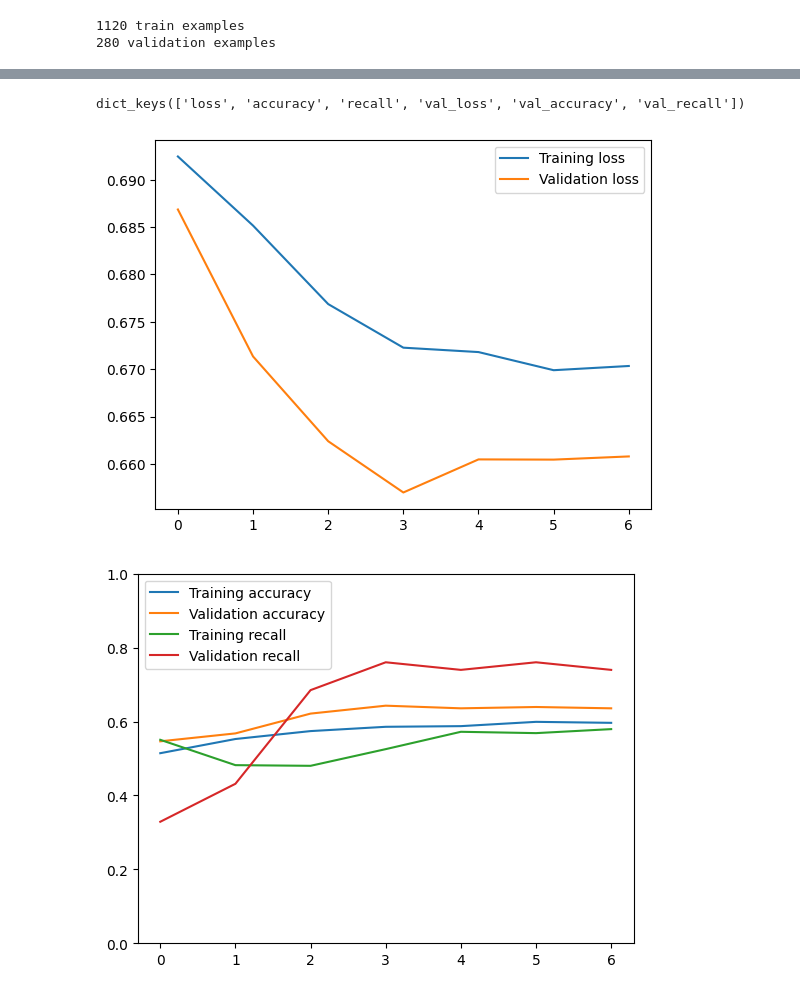
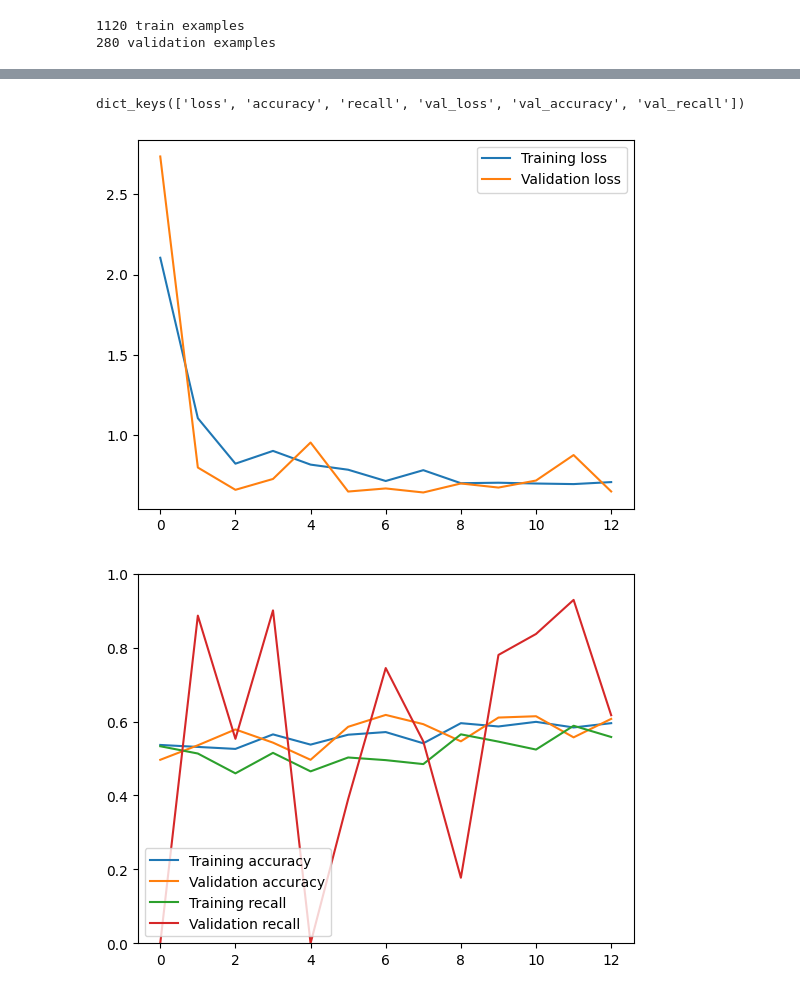
Before and after one commit to ConfuseIous/Credit-Risk-Classifier, a Jupyter notebook: CreditRiskClassifier.ipynb, the cells around one changed output, grey strips where cells are left out. Saved outputs shown, nothing was run; the diff lists cells and outputs as text; code cells hidden in the pictures.

Commit message:
added better column buckets, 61.4% accuracy, 83.7% recall

```diff
--- a/CreditRiskClassifier.ipynb
+++ b/CreditRiskClassifier.ipynb
@@ -27,11 +27,12 @@ df_minority = dataframe[dataframe.target == 1]
 df_minority_upsampled = df_minority.sample(num_samples, replace=True)
 dataframe = pd.concat([df_majority, df_minority_upsampled])
 
-# Drop unused columns.
-dataframe = dataframe.drop(columns=['col', 'Risk'])
-
 # Create new column called CD which is Credit Amount / Duration
 dataframe['CD'] = dataframe['CreditAmount'] / dataframe['Duration']
 
-dataframe.head()
+# Drop unused columns
+# Remove gender to avoid bias
+dataframe = dataframe.drop(columns=['col', 'Risk', 'Sex'])
+
+dataframe.describe()
 # %% [output]
@@ -149,14 +146,11 @@ model = tf.keras.Sequential([
     tf.keras.layers.DenseFeatures(feature_columns),
     # This is CSV data
     # Convolutions expect 3D data, so we need to reshape the data
-    # Data shape is currently [33] (1D)
-    # We need to reshape it to [33, 1, 1] (3D)
-    tf.keras.layers.Reshape(target_shape=(35, 1, 1)),
+    tf.keras.layers.Reshape(target_shape=(38, 1, 1)),
     tf.keras.layers.Conv2D(filters=8, kernel_size=(2,2), strides=(1,1), padding='same', activation='LeakyReLU'),
     tf.keras.layers.Dense(16, activation="LeakyReLU"),
     tf.keras.layers.Dense(8, activation='LeakyReLU'),
     tf.keras.layers.Dense(8, activation='LeakyReLU'),
-    # Data shape is currently [26, 1, 32] (3D)
     # Final Dense layer expects 1D data, so we need to flatten the data
     tf.keras.layers.Flatten(),
     tf.keras.layers.Dense(1, activation='sigmoid')
@@ -172,7 +166,7 @@ model.compile(
 filepath = r"C:\Users\karan\Programming\Python\Credit-Risk-Classifier\Final Model\weights-{epoch:02d}.h5"
 checkpoint = ModelCheckpoint(filepath, save_weights_only=False, save_freq='epoch', verbose=1)
 
-callback = tf.keras.callbacks.EarlyStopping(monitor='val_loss', patience=3)
+callback = tf.keras.callbacks.EarlyStopping(monitor='val_loss', patience=5)
 
 # Train the model
 history = model.fit(
@@ -204,38 +198,45 @@ import matplotlib.pyplot as plt
 from sklearn.metrics import confusion_matrix
 
 print(history.history.keys())
+
+recall = history.history['recall']
+val_recall = history.history['val_recall']
 
 # Plot the training and validation loss
 plt.plot(history.history['loss'], label='Training loss')
 plt.plot(history.history['val_loss'], label='Validation loss')
 plt.legend()
 plt.show()
 
 # Show accuracy vs recall
 plt.plot(history.history['accuracy'], label='Training accuracy')
 plt.plot(history.history['val_accuracy'], label='Validation accuracy')
-plt.plot(history.history['recall'], label='Training recall')
-plt.plot(history.history['val_recall'], label='Validation recall')
+plt.plot(recall, label='Training recall')
+plt.plot(val_recall, label='Validation recall')
 
 plt.ylim([0, 1])
 plt.legend()
 plt.show()
+
+print("Best validation accuracy: {:.2f}% at epoch {}".format(max(history.history["val_accuracy"])*100, history.history["val_accuracy"].index(max(history.history["val_accuracy"])) + 1))
+print("Best validation recall: {:.2f}% at epoch {}".format(max(val_recall)*100, val_recall.index(max(val_recall)) + 1))
+print("Best F1 score: {:.2f}% at epoch {}".format(2 * max(history.history["val_accuracy"]) * max(val_recall) / (max(history.history["val_accuracy"]) + max(val_recall)) * 100, history.history["val_accuracy"].index(max(history.history["val_accuracy"])) + 1))
 
 # Create a confusion matrix
 predictions = []
 actual = []
 for feature_batch, label_batch in val_ds:
     predictions.extend(model.predict(feature_batch))
     actual.extend(label_batch.numpy())
 
 predictions = [1 if x > 0.5 else 0 for x in predictions]
 actual = [1 if x > 0.5 else 0 for x in actual]
 
 print(len(predictions))
 
 cm = confusion_matrix(actual, predictions)
 print(cm)
 # %% [output]
 dict_keys(['loss', 'accuracy', 'recall', 'val_loss', 'val_accuracy', 'val_recall'])
-[figure, old version]
+[figure, new version]
-[figure, old version]
+[figure, new version]
```
Also changed, not shown: parts of 5 cells of this notebook, 2 other files.
